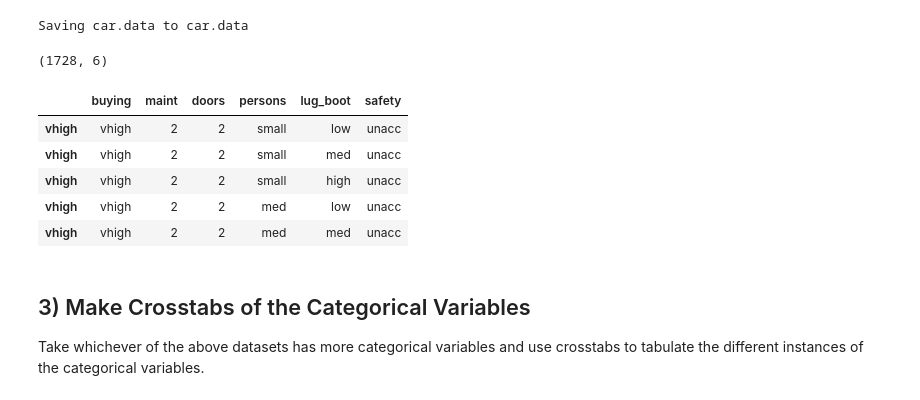
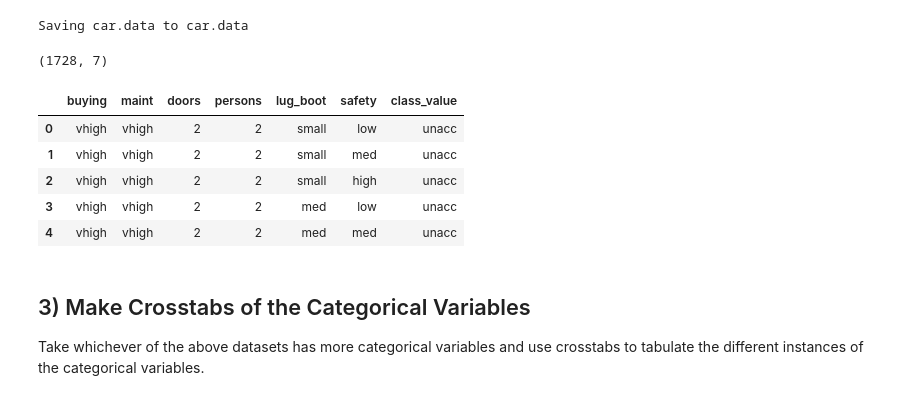
Before and after one commit to B-Meister/DS-Unit-1-Sprint-1-Data-Wrangling-and-Storytelling, a Jupyter notebook: module1-exploratory-data-analysis/LS_DS_111_Exploratory_Data_Analysis_Assignment.ipynb, the cells around one changed output. Saved outputs shown, nothing was run; the diff lists cells and outputs as text; code cells hidden in the pictures.

```diff
--- a/module1-exploratory-data-analysis/LS_DS_111_Exploratory_Data_Analysis_Assignment.ipynb
+++ b/module1-exploratory-data-analysis/LS_DS_111_Exploratory_Data_Analysis_Assignment.ipynb
@@ -70,20 +70,20 @@ uploaded = files.upload()
 [interactive output not drawn]
 Saving car.data to car.data
 # %%
-column_headers = ['buying', 'maint', 'doors', 'persons', 'lug_boot', 'safety']
+column_headers = ['buying', 'maint', 'doors', 'persons', 'lug_boot', 'safety', 'class_value']
 
 df_car = pd.read_csv('car.data', names=column_headers)
 
 print(df_car.shape)
 df_car.head()
 # %% [output]
-(1728, 6)
+(1728, 7)
-|  | buying | maint | doors | persons | lug_boot | safety |
-| vhigh | vhigh | 2 | 2 | small | low | unacc |
-| vhigh | vhigh | 2 | 2 | small | med | unacc |
-| vhigh | vhigh | 2 | 2 | small | high | unacc |
-| vhigh | vhigh | 2 | 2 | med | low | unacc |
-| vhigh | vhigh | 2 | 2 | med | med | unacc |
+|  | buying | maint | doors | persons | lug_boot | safety | class_value |
+| 0 | vhigh | vhigh | 2 | 2 | small | low | unacc |
+| 1 | vhigh | vhigh | 2 | 2 | small | med | unacc |
+| 2 | vhigh | vhigh | 2 | 2 | small | high | unacc |
+| 3 | vhigh | vhigh | 2 | 2 | med | low | unacc |
+| 4 | vhigh | vhigh | 2 | 2 | med | med | unacc |
 # %% [markdown]
 ## 3) Make Crosstabs of the Categorical Variables
 
```
Also changed, not shown: parts of 3 cells of this notebook.
